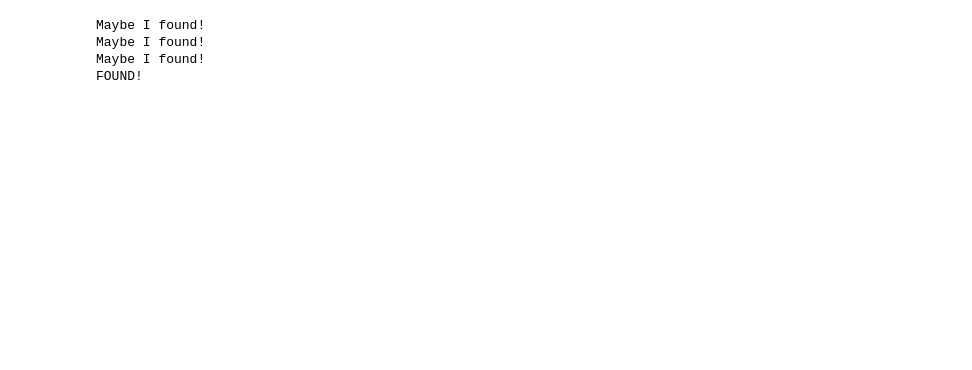
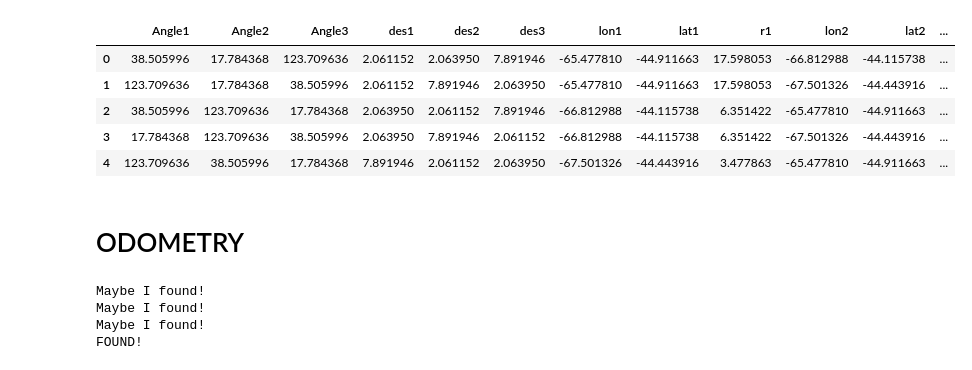
Before and after one commit to sirbastiano/FederNet, a Jupyter notebook: match.ipynb, the cells around one changed output. Saved outputs shown, nothing was run; the diff lists cells and outputs as text; code cells hidden in the pictures; blank space fills up the shorter version.

```diff
--- a/match.ipynb
+++ b/match.ipynb
@@ -29,5 +29,16 @@ WARNING:tensorflow:From /home/sirbastiano/anaconda3/envs/project_thesis/lib/pyth
 Instructions for updating:
 If using Keras pass *_constraint arguments to layers.
+# %%
+TRN_cat = pd.HDFStore('/home/sirbastiano/Documenti/Python Projects/TRN/TRN/DATA/TRN_navi_catalog.h5')
+TRN_cat_df = TRN_cat['df']
+TRN_cat_df.head()
+# %% [output]
+|  | Angle1 | Angle2 | Angle3 | des1 | des2 | des3 | lon1 | lat1 | r1 | lon2 | lat2 | ... |
+| 0 | 38.505996 | 17.784368 | 123.709636 | 2.061152 | 2.063950 | 7.891946 | -65.477810 | -44.911663 | 17.598053 | -66.812988 | -44.115738 | ... |
+| 1 | 123.709636 | 17.784368 | 38.505996 | 2.061152 | 7.891946 | 2.063950 | -65.477810 | -44.911663 | 17.598053 | -67.501326 | -44.443916 | ... |
+| 2 | 38.505996 | 123.709636 | 17.784368 | 2.063950 | 2.061152 | 7.891946 | -66.812988 | -44.115738 | 6.351422 | -65.477810 | -44.911663 | ... |
+| 3 | 17.784368 | 123.709636 | 38.505996 | 2.063950 | 7.891946 | 2.061152 | -66.812988 | -44.115738 | 6.351422 | -67.501326 | -44.443916 | ... |
+| 4 | 123.709636 | 38.505996 | 17.784368 | 7.891946 | 2.061152 | 2.063950 | -67.501326 | -44.443916 | 3.477863 | -65.477810 | -44.911663 | ... |
 # %%
 from numba import njit
 
@@ -156,6 +167,8 @@ def verify(save, tol = 3):
         if (abs(abs(c1_t1[0]-c3_t2[0])-delta_x) < tol) & (abs(abs(c1_t1[1]-c3_t2[1])-delta_y) < tol):
             return True
     else: return False
+# %% [markdown]
+# ODOMETRY
 # %%
 idx = 55
 tol = 5
```
Also changed, not shown: parts of 6 cells of this notebook, 1 other file.
